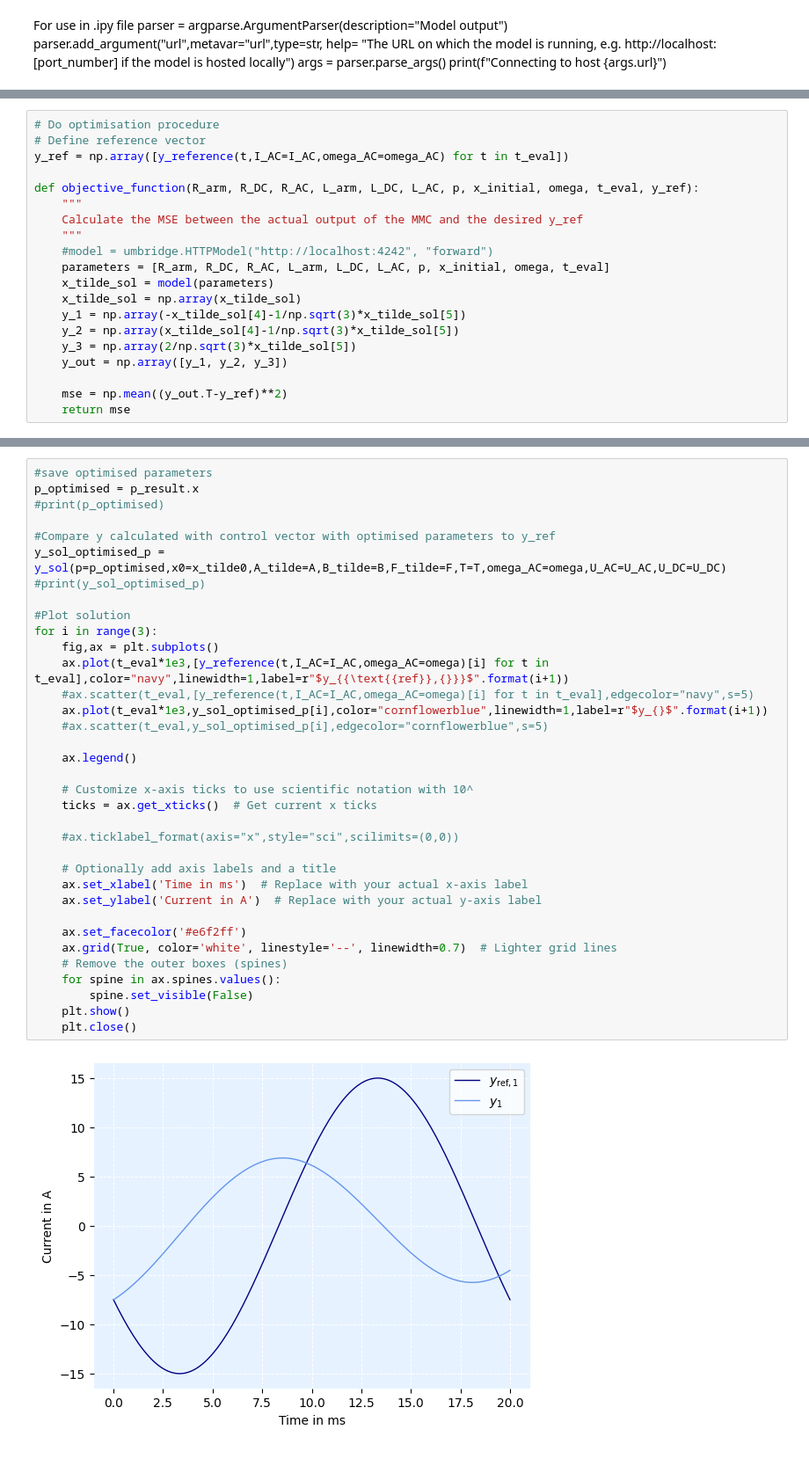
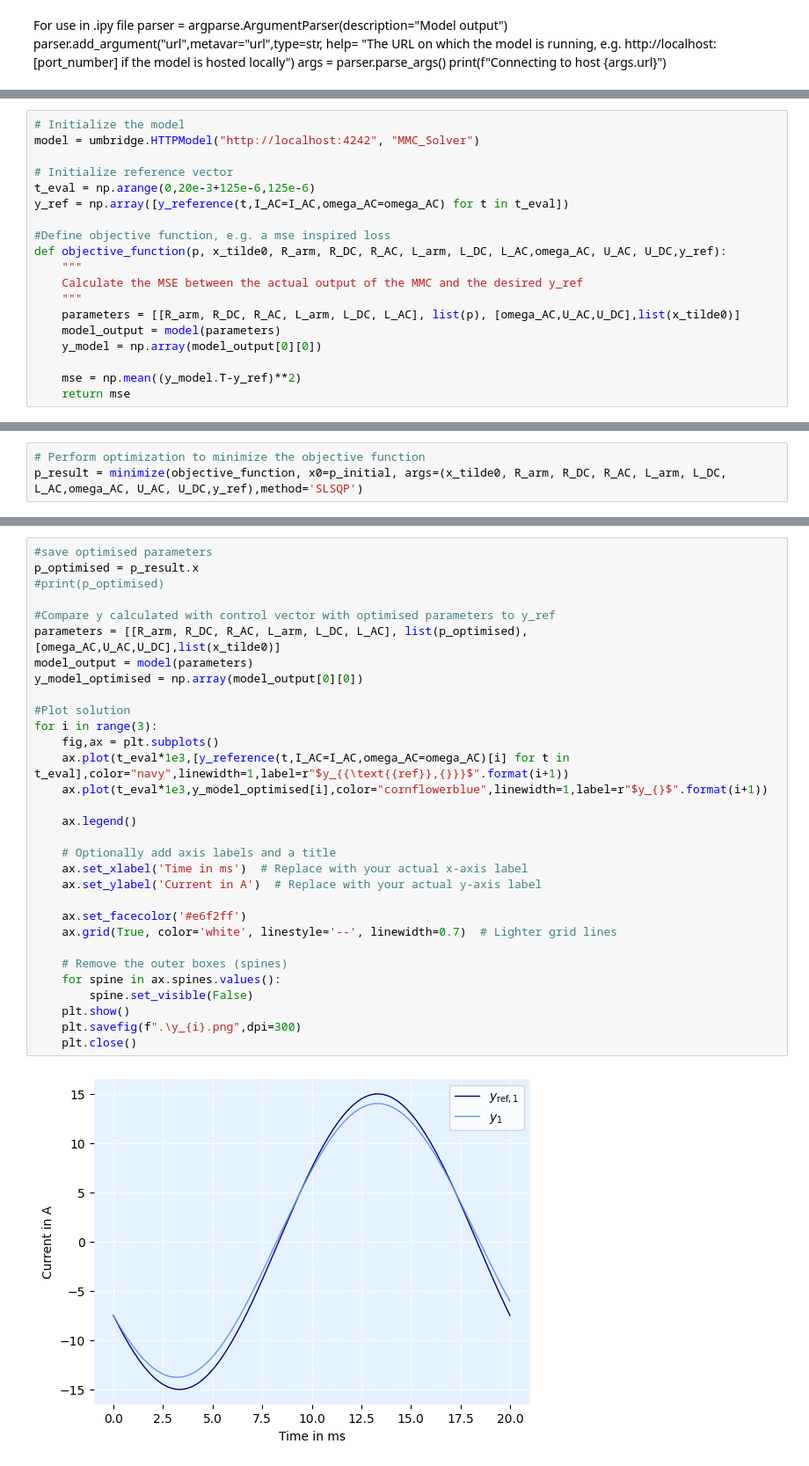
Before and after one commit to skeilbach/MathSEE, a Jupyter notebook: MMC_UMbridge_Client.ipynb, the cells around one changed output, grey strips where cells are left out. Shown at 88% size. Cells and saved outputs as stored; diff of their text form.

Commit message:
Finalised UM-Bridge implementation for optimisation

```diff
--- a/MMC_UMbridge_Client.ipynb
+++ b/MMC_UMbridge_Client.ipynb
@@ -139,20 +145,19 @@ parameters = [[R_arm, R_DC, R_AC, L_arm, L_DC, L_AC], list(p_initial), [omega,U_
 # %%
-# Do optimisation procedure
-# Define reference vector
+# Initialize the model
+model = umbridge.HTTPModel("http://localhost:4242", "MMC_Solver")
+
+# Initialize reference vector
+t_eval = np.arange(0,20e-3+125e-6,125e-6)
 y_ref = np.array([y_reference(t,I_AC=I_AC,omega_AC=omega_AC) for t in t_eval])
 
-def objective_function(R_arm, R_DC, R_AC, L_arm, L_DC, L_AC, p, x_initial, omega, t_eval, y_ref):
+#Define objective function, e.g. a mse inspired loss
+def objective_function(p, x_tilde0, R_arm, R_DC, R_AC, L_arm, L_DC, L_AC,omega_AC, U_AC, U_DC,y_ref):
     """
     Calculate the MSE between the actual output of the MMC and the desired y_ref
     """
-    #model = umbridge.HTTPModel("http://localhost:4242", "forward")
-    parameters = [R_arm, R_DC, R_AC, L_arm, L_DC, L_AC, p, x_initial, omega, t_eval]
-    x_tilde_sol = model(parameters)
-    x_tilde_sol = np.array(x_tilde_sol)
-    y_1 = np.array(-x_tilde_sol[4]-1/np.sqrt(3)*x_tilde_sol[5])
-    y_2 = np.array(x_tilde_sol[4]-1/np.sqrt(3)*x_tilde_sol[5])
-    y_3 = np.array(2/np.sqrt(3)*x_tilde_sol[5])
-    y_out = np.array([y_1, y_2, y_3])
+    parameters = [[R_arm, R_DC, R_AC, L_arm, L_DC, L_AC], list(p), [omega_AC,U_AC,U_DC],list(x_tilde0)]
+    model_output = model(parameters)
+    y_model = np.array(model_output[0][0])
 
-    mse = np.mean((y_out.T-y_ref)**2)
+    mse = np.mean((y_model.T-y_ref)**2)
     return mse
@@ -224,0 +195,3 @@ def objective_function(R_arm, R_DC, R_AC, L_arm, L_DC, L_AC, p, x_initial, omega
+# %%
+# Perform optimization to minimize the objective function
+p_result = minimize(objective_function, x0=p_initial, args=(x_tilde0, R_arm, R_DC, R_AC, L_arm, L_DC, L_AC,omega_AC, U_AC, U_DC,y_ref),method='SLSQP')
@@ -227,37 +202,33 @@ def objective_function(R_arm, R_DC, R_AC, L_arm, L_DC, L_AC, p, x_initial, omega
 # %%
 #save optimised parameters
 p_optimised = p_result.x
 #print(p_optimised)
 
 #Compare y calculated with control vector with optimised parameters to y_ref
-y_sol_optimised_p = y_sol(p=p_optimised,x0=x_tilde0,A_tilde=A,B_tilde=B,F_tilde=F,T=T,omega_AC=omega,U_AC=U_AC,U_DC=U_DC)
-#print(y_sol_optimised_p)
+parameters = [[R_arm, R_DC, R_AC, L_arm, L_DC, L_AC], list(p_optimised), [omega_AC,U_AC,U_DC],list(x_tilde0)]
+model_output = model(parameters)
+y_model_optimised = np.array(model_output[0][0])
 
 #Plot solution
 for i in range(3):
     fig,ax = plt.subplots()
-    ax.plot(t_eval*1e3,[y_reference(t,I_AC=I_AC,omega_AC=omega)[i] for t in t_eval],color="navy",linewidth=1,label=r"$y_{{\text{{ref}},{}}}$".format(i+1))
-    #ax.scatter(t_eval,[y_reference(t,I_AC=I_AC,omega_AC=omega)[i] for t in t_eval],edgecolor="navy",s=5)
-    ax.plot(t_eval*1e3,y_sol_optimised_p[i],color="cornflowerblue",linewidth=1,label=r"$y_{}$".format(i+1))
-    #ax.scatter(t_eval,y_sol_optimised_p[i],edgecolor="cornflowerblue",s=5)
+    ax.plot(t_eval*1e3,[y_reference(t,I_AC=I_AC,omega_AC=omega_AC)[i] for t in t_eval],color="navy",linewidth=1,label=r"$y_{{\text{{ref}},{}}}$".format(i+1))
+    ax.plot(t_eval*1e3,y_model_optimised[i],color="cornflowerblue",linewidth=1,label=r"$y_{}$".format(i+1))
 
     ax.legend()
-
-    # Customize x-axis ticks to use scientific notation with 10^
-    ticks = ax.get_xticks()  # Get current x ticks
-
-    #ax.ticklabel_format(axis="x",style="sci",scilimits=(0,0))
 
     # Optionally add axis labels and a title
     ax.set_xlabel('Time in ms')  # Replace with your actual x-axis label
     ax.set_ylabel('Current in A')  # Replace with your actual y-axis label
 
     ax.set_facecolor('#e6f2ff')
     ax.grid(True, color='white', linestyle='--', linewidth=0.7)  # Lighter grid lines
+
     # Remove the outer boxes (spines)
     for spine in ax.spines.values():
         spine.set_visible(False)
     plt.show()
+    plt.savefig(f".\y_{i}.png",dpi=300)
     plt.close()
 # %% [output]
-[figure, old version]
+[figure, new version]
```
Also changed, not shown: parts of 15 cells of this notebook.
